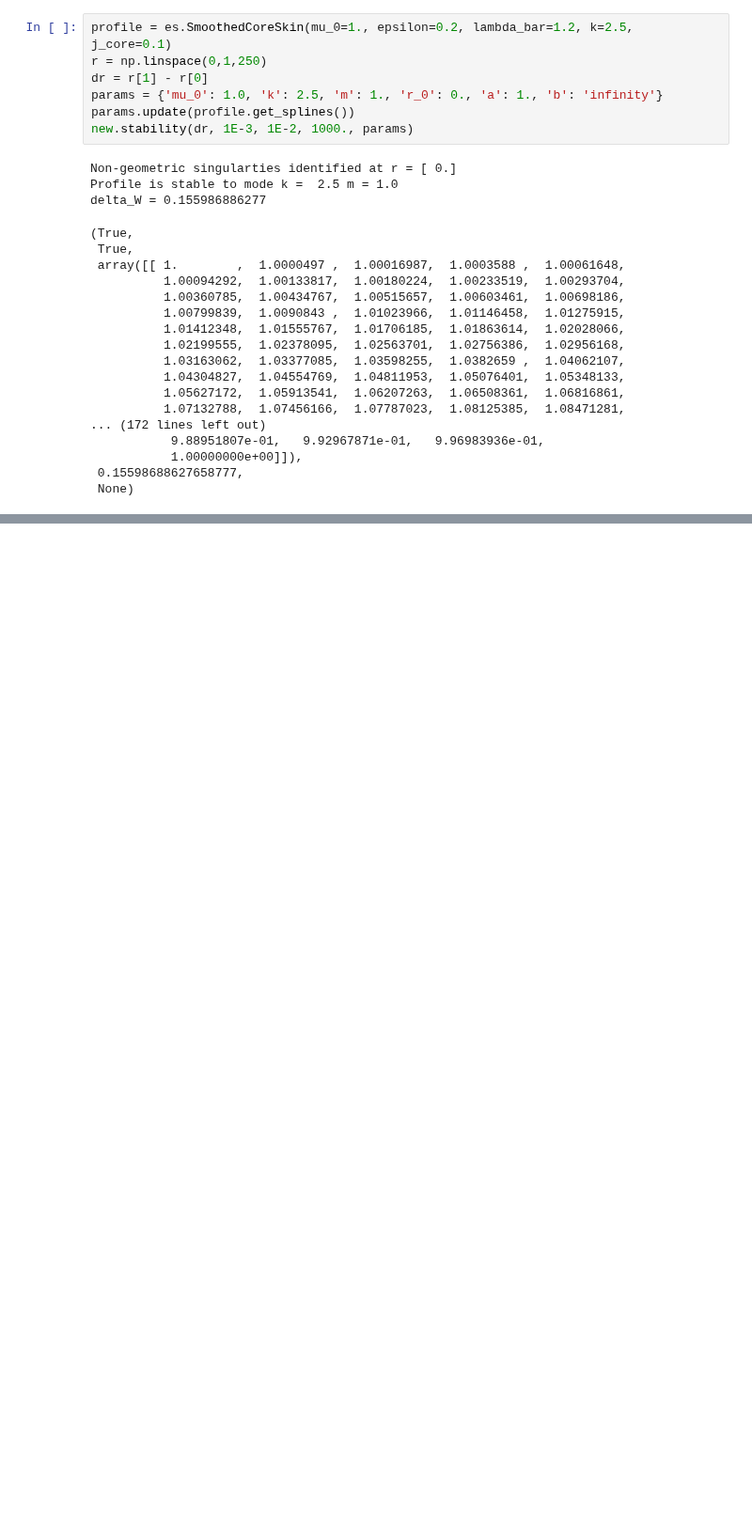
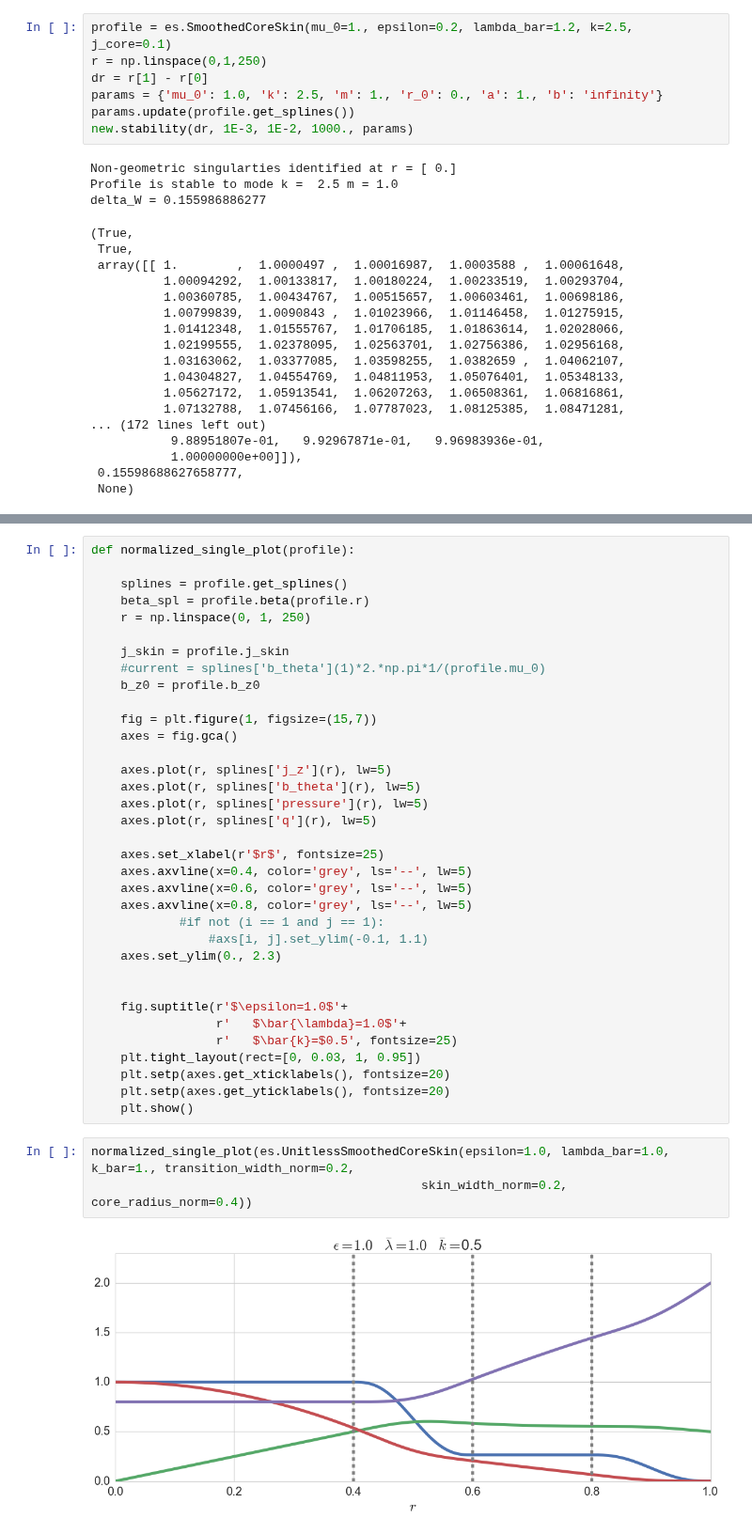
Before and after one commit to jensv/fluxtubestability, a Jupyter notebook: ipython_notebooks/complete_plots_of_profiles.ipynb, the cells around one changed output, grey strips where cells are left out. Shown at 94% size. Saved outputs shown, nothing was run; the diff lists cells and outputs as text; blank space fills up the shorter version.

```diff
--- a/ipython_notebooks/complete_plots_of_profiles.ipynb
+++ b/ipython_notebooks/complete_plots_of_profiles.ipynb
@@ -158,0 +173,40 @@ normalized_plots(es.UnitlessSmoothedCoreSkin(epsilon=1.0, lambda_bar=1.0, k_bar=
+# %%
+def normalized_single_plot(profile):
+
+    splines = profile.get_splines()
+    beta_spl = profile.beta(profile.r)
+    r = np.linspace(0, 1, 250)
+
+    j_skin = profile.j_skin
+    #current = splines['b_theta'](1)*2.*np.pi*1/(profile.mu_0)
+    b_z0 = profile.b_z0
+
+    fig = plt.figure(1, figsize=(15,7))
+    axes = fig.gca()
+
+    axes.plot(r, splines['j_z'](r), lw=5)
+    axes.plot(r, splines['b_theta'](r), lw=5)
+    axes.plot(r, splines['pressure'](r), lw=5)
+    axes.plot(r, splines['q'](r), lw=5)
+
+    axes.set_xlabel(r'$r$', fontsize=25)
+    axes.axvline(x=0.4, color='grey', ls='--', lw=5)
+    axes.axvline(x=0.6, color='grey', ls='--', lw=5)
+    axes.axvline(x=0.8, color='grey', ls='--', lw=5)
+            #if not (i == 1 and j == 1):
+                #axs[i, j].set_ylim(-0.1, 1.1)
+    axes.set_ylim(0., 2.3)
+
+
+    fig.suptitle(r'$\epsilon=1.0$'+
+                 r'   $\bar{\lambda}=1.0$'+
+                 r'   $\bar{k}=$0.5', fontsize=25)
+    plt.tight_layout(rect=[0, 0.03, 1, 0.95])
+    plt.setp(axes.get_xticklabels(), fontsize=20)
+    plt.setp(axes.get_yticklabels(), fontsize=20)
+    plt.show()
+# %%
+normalized_single_plot(es.UnitlessSmoothedCoreSkin(epsilon=1.0, lambda_bar=1.0, k_bar=1., transition_width_norm=0.2,
+                                             skin_width_norm=0.2, core_radius_norm=0.4))
+# %% [output]
+[figure, added]
```
Also changed, not shown: parts of 6 cells of this notebook, 1 other file.
